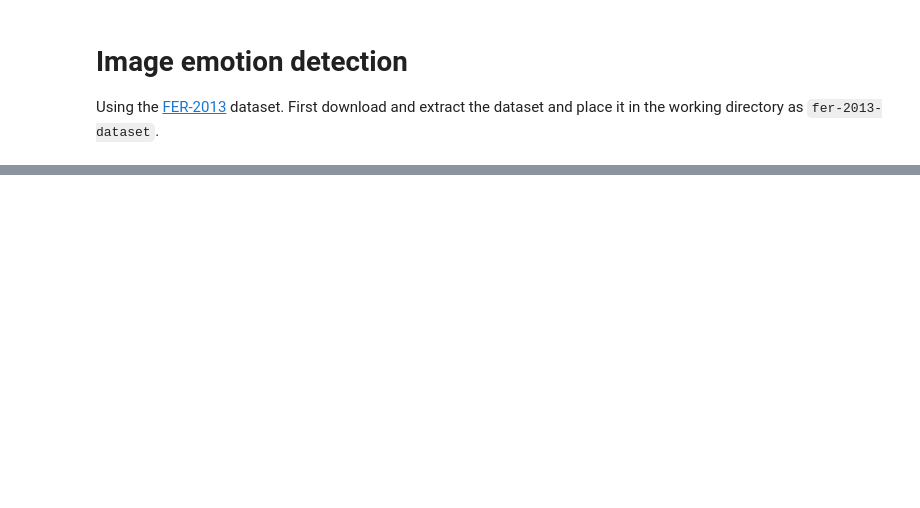
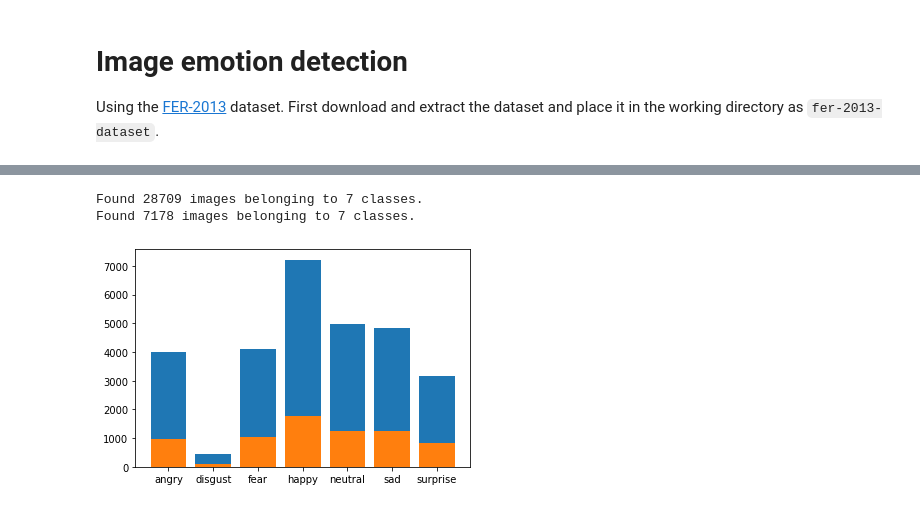
Before and after one commit to shilangyu/AIF-emotion-detection, a Jupyter notebook: image/image_emotion_detection.ipynb, the cells around one changed output, grey strips where cells are left out. Saved outputs shown, nothing was run; the diff lists cells and outputs as text; code cells hidden in the pictures; blank space fills up the shorter version.

```diff
--- a/image/image_emotion_detection.ipynb
+++ b/image/image_emotion_detection.ipynb
@@ -33,0 +34,44 @@ ModuleNotFoundError: No module named 'keras'
+# %%
+from keras.preprocessing.image import ImageDataGenerator, DirectoryIterator
+
+batch_size = 32
+
+train_datagen = ImageDataGenerator(
+    # normalize pixels to [0; 1]
+    rescale=1/255,
+    # will act as a regularizer
+    horizontal_flip=True)
+train = train_datagen.flow_from_directory(train_dir,
+                                          batch_size=batch_size,
+                                          target_size=image_size,
+                                          shuffle=True,
+                                          color_mode='grayscale',
+                                          class_mode='categorical',
+                                          seed=seed)
+
+test_datagen = ImageDataGenerator(rescale=1/255)
+test = test_datagen.flow_from_directory(test_dir,
+                                        batch_size=batch_size,
+                                        target_size=image_size,
+                                        shuffle=True,
+                                        color_mode='grayscale',
+                                        class_mode='categorical',
+                                        seed=seed)
+
+
+def plot_dist(t_set: DirectoryIterator) -> dict[str, int]:
+    counts = {
+        cl: np.count_nonzero(t_set.classes == i)
+        for (cl, i) in t_set.class_indices.items()
+    }
+    plt.bar(counts.keys(), counts.values())
+
+    return counts
+
+
+dist1 = plot_dist(train)
+dist2 = plot_dist(test)
+# %% [output]
+Found 28709 images belonging to 7 classes.
+Found 7178 images belonging to 7 classes.
+[figure, added]
```
Also changed, not shown: parts of 1 cell of this notebook, 2 other files.
